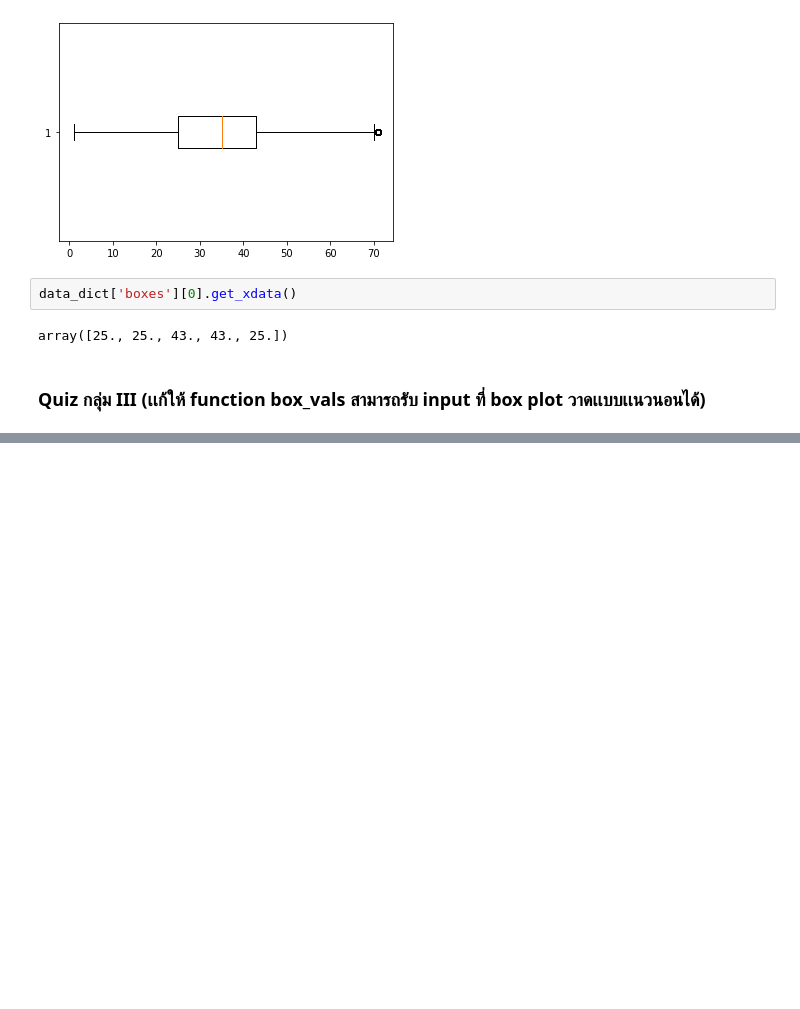
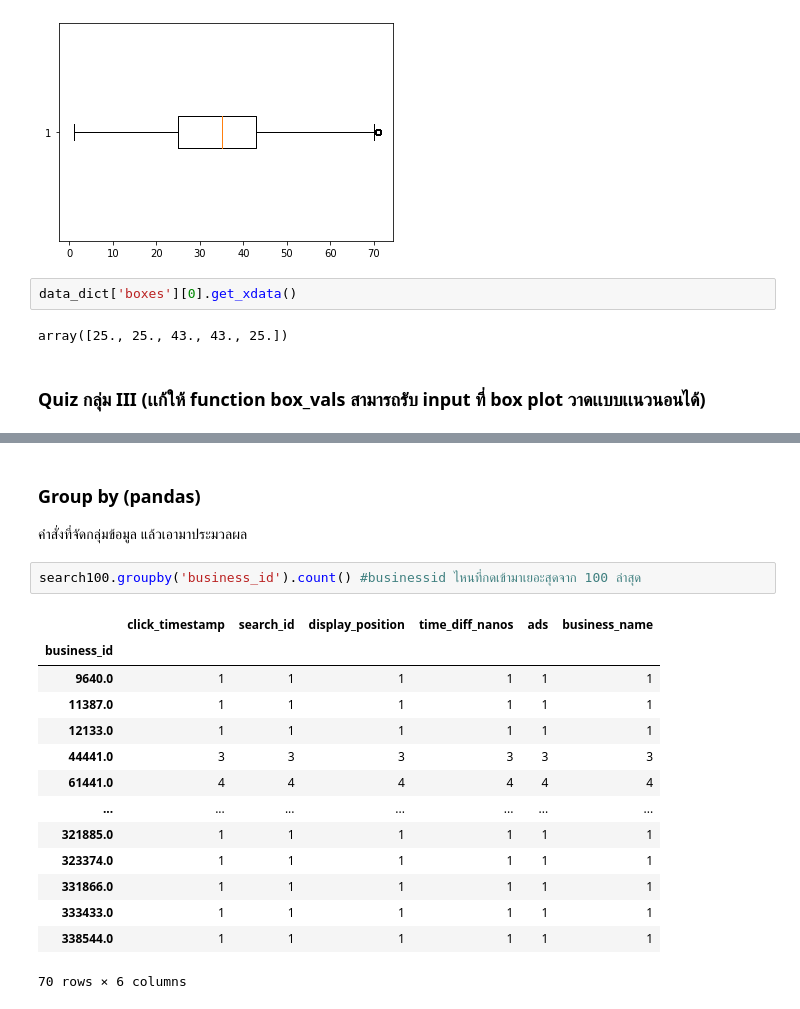
Before and after one commit to pondbaahh/DWDM21, a Jupyter notebook: Data_Preprocessing(Chapter_3).ipynb, the cells around one changed output, grey strips where cells are left out. Drawn from its saved outputs; the diff is of its cells as text; blank space fills up the shorter version.

```diff
--- a/Data_Preprocessing(Chapter_3).ipynb
+++ b/Data_Preprocessing(Chapter_3).ipynb
@@ -1146,0 +1326,21 @@ box_vals(data_dict,vert = True)
+# %% [markdown]
+### Group by (pandas)
+
+คำสั่งที่จัดกลุ่มข้อมูล แล้วเอามาประมวลผล
+# %%
+search100.groupby('business_id').count() #businessid ไหนที่กดเข้ามาเยอะสุดจาก 100 ล่าสุด
+# %% [output]
+|  | click_timestamp | search_id | display_position | time_diff_nanos | ads | business_name |
+| business_id |  |  |  |  |  |  |
+| 9640.0 | 1 | 1 | 1 | 1 | 1 | 1 |
+| 11387.0 | 1 | 1 | 1 | 1 | 1 | 1 |
+| 12133.0 | 1 | 1 | 1 | 1 | 1 | 1 |
+| 44441.0 | 3 | 3 | 3 | 3 | 3 | 3 |
+| 61441.0 | 4 | 4 | 4 | 4 | 4 | 4 |
+| ... | ... | ... | ... | ... | ... | ... |
+| 321885.0 | 1 | 1 | 1 | 1 | 1 | 1 |
+| 323374.0 | 1 | 1 | 1 | 1 | 1 | 1 |
+| 331866.0 | 1 | 1 | 1 | 1 | 1 | 1 |
+| 333433.0 | 1 | 1 | 1 | 1 | 1 | 1 |
+| 338544.0 | 1 | 1 | 1 | 1 | 1 | 1 |
+70 rows × 6 columns
```
Also changed, not shown: parts of 30 cells of this notebook.
